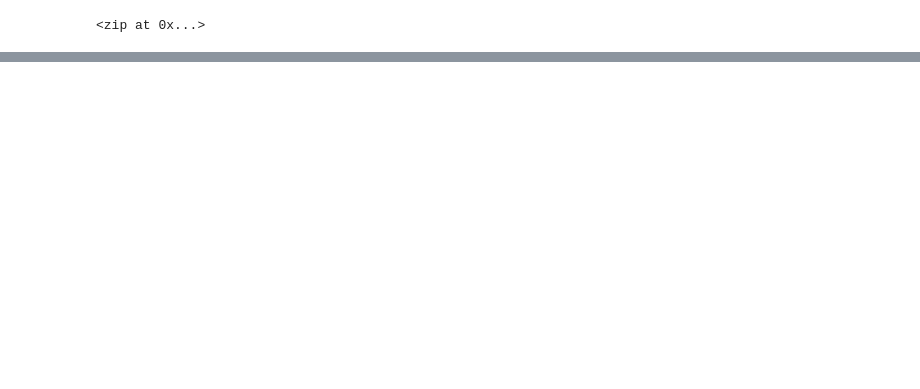
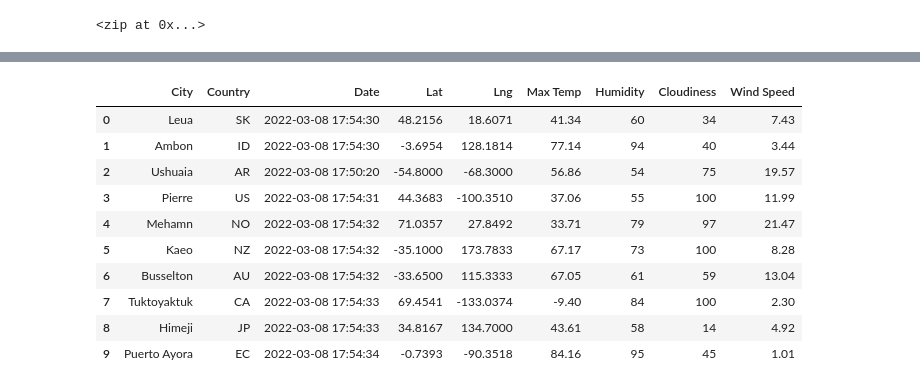
Before and after one commit to noahshlesinger/World_Weather_Analysis, a Jupyter notebook: WeatherPy.ipynb, the cells around one changed output, grey strips where cells are left out. Drawn from its saved outputs; the diff is of its cells as text; code cells hidden in the pictures; blank space fills up the shorter version.

```diff
--- a/WeatherPy.ipynb
+++ b/WeatherPy.ipynb
@@ -58,0 +65,4 @@ requests.__version__
+# %%
+# Starting URL for Weather Map API Call.
+url = "http://api.openweathermap.org/data/2.5/weather?units=Imperial&APPID=" + weather_api_key
+print(url)
@@ -58,0 +75,10 @@ requests.__version__
+# %%
+# Create an empty list to hold the weather data.
+city_data = []
+# Print the beginning of the logging.
+print("Beginning Data Retreival      ")
+print("                              ")
+
+# Create Counters.
+record_count = 1
+set_count = 1
@@ -58,0 +158,18 @@ requests.__version__
+# %%
+# Convert the array of dictionaries to a Pandas DataFrame.
+city_data_df = pd.DataFrame(city_data)
+new_column_order = ["City", "Country", "Date", "Lat", "Lng", "Max Temp", "Humidity", "Cloudiness", "Wind Speed"]
+city_data_df = city_data_df[new_column_order]
+city_data_df.head(10)
+# %% [output]
+|  | City | Country | Date | Lat | Lng | Max Temp | Humidity | Cloudiness | Wind Speed |
+| 0 | Leua | SK | 2022-03-08 17:54:30 | 48.2156 | 18.6071 | 41.34 | 60 | 34 | 7.43 |
+| 1 | Ambon | ID | 2022-03-08 17:54:30 | -3.6954 | 128.1814 | 77.14 | 94 | 40 | 3.44 |
+| 2 | Ushuaia | AR | 2022-03-08 17:50:20 | -54.8000 | -68.3000 | 56.86 | 54 | 75 | 19.57 |
+| 3 | Pierre | US | 2022-03-08 17:54:31 | 44.3683 | -100.3510 | 37.06 | 55 | 100 | 11.99 |
+| 4 | Mehamn | NO | 2022-03-08 17:54:32 | 71.0357 | 27.8492 | 33.71 | 79 | 97 | 21.47 |
+| 5 | Kaeo | NZ | 2022-03-08 17:54:32 | -35.1000 | 173.7833 | 67.17 | 73 | 100 | 8.28 |
+| 6 | Busselton | AU | 2022-03-08 17:54:32 | -33.6500 | 115.3333 | 67.05 | 61 | 59 | 13.04 |
+| 7 | Tuktoyaktuk | CA | 2022-03-08 17:54:33 | 69.4541 | -133.0374 | -9.40 | 84 | 100 | 2.30 |
+| 8 | Himeji | JP | 2022-03-08 17:54:33 | 34.8167 | 134.7000 | 43.61 | 58 | 14 | 4.92 |
+| 9 | Puerto Ayora | EC | 2022-03-08 17:54:34 | -0.7393 | -90.3518 | 84.16 | 95 | 45 | 1.01 |
```
Also changed, not shown: parts of 10 cells of this notebook, 2 other files.
